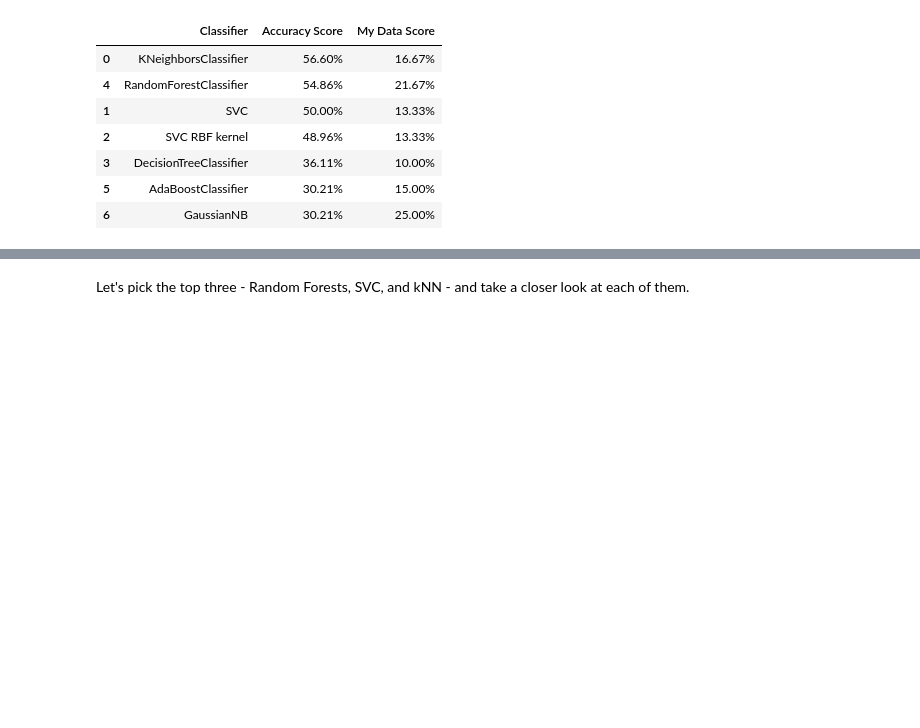
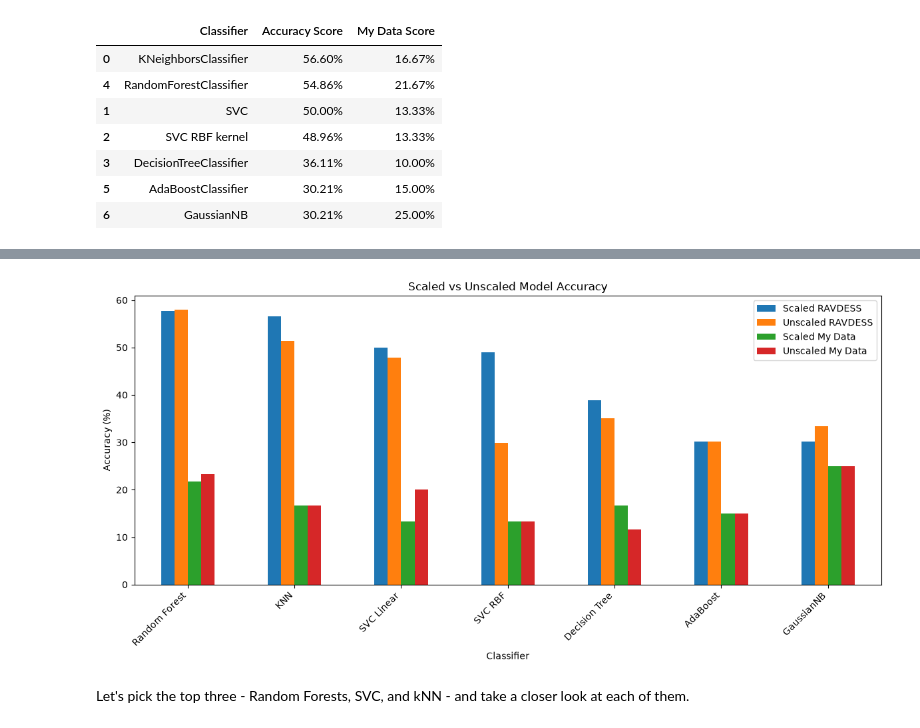
Before and after one commit to zainabshaq/Week3-ClassicML, a Jupyter notebook: Week_3_MachineLearning.ipynb, the cells around one changed output, grey strips where cells are left out. Drawn from its saved outputs; the diff is of its cells as text; code cells hidden in the pictures; blank space fills up the shorter version.

```diff
--- a/Week_3_MachineLearning.ipynb
+++ b/Week_3_MachineLearning.ipynb
@@ -592,3 +636,36 @@ scores_df.sort_values(by='Accuracy Score',axis=0,ascending=False)
+# %%
+# Graph comparing scaled and unscaled model accuracy
+
+comparison_df = pd.DataFrame({
+    'Classifier': [
+        'Random Forest',
+        'KNN',
+        'SVC Linear',
+        'SVC RBF',
+        'Decision Tree',
+        'AdaBoost',
+        'GaussianNB'
+    ],
+    'Scaled RAVDESS': [57.64, 56.60, 50.00, 48.96, 38.89, 30.21, 30.21],
+    'Unscaled RAVDESS': [57.99, 51.39, 47.92, 29.86, 35.07, 30.21, 33.33],
+    'Scaled My Data': [21.67, 16.67, 13.33, 13.33, 16.67, 15.00, 25.00],
+    'Unscaled My Data': [23.33, 16.67, 20.00, 13.33, 11.67, 15.00, 25.00]
+})
+
+comparison_df.plot(
+    x='Classifier',
+    kind='bar',
+    figsize=(12, 6)
+)
+
+plt.ylabel('Accuracy (%)')
+plt.xlabel('Classifier')
+plt.title('Scaled vs Unscaled Model Accuracy')
+plt.xticks(rotation=45, ha='right')
+plt.tight_layout()
+plt.show()
+# %% [output]
+[figure, added]
 # %% [markdown]
 Let's pick the top three - Random Forests, SVC, and kNN - and take a closer look at each of them.
 # %% [markdown]
```
Also changed, not shown: parts of 1 cell of this notebook.
